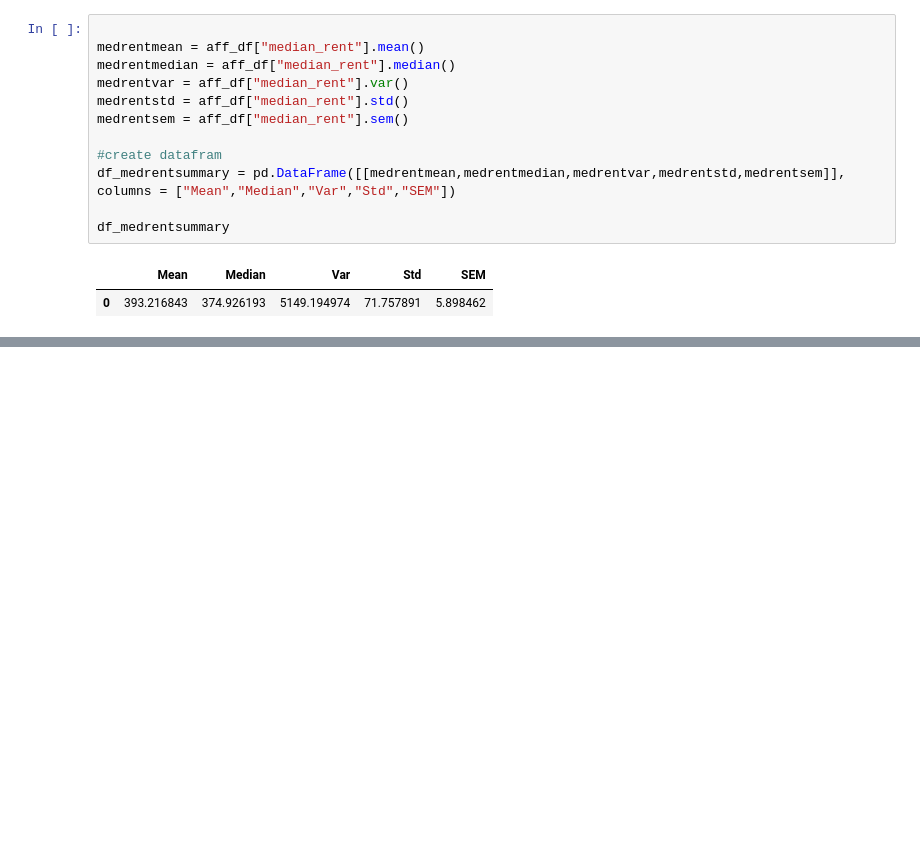
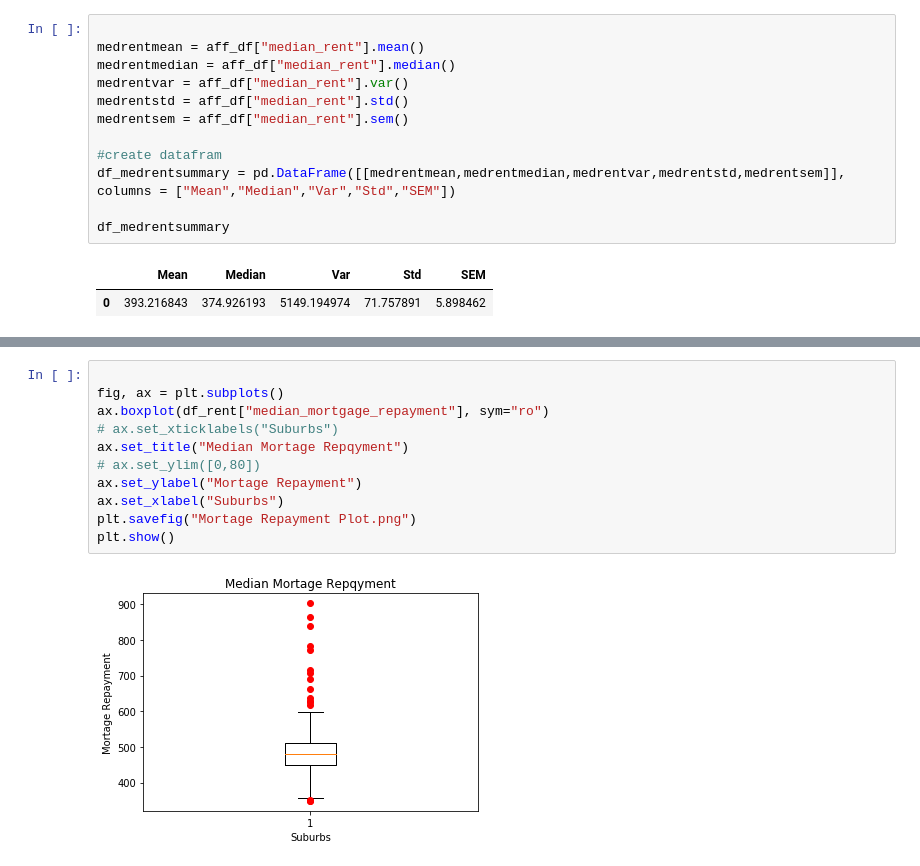
Before and after one commit to jiroken25/project-property, a Jupyter notebook: ProjectCombined.ipynb, the cells around one changed output, grey strips where cells are left out. Drawn from its saved outputs; the diff is of its cells as text; blank space fills up the shorter version.

Commit message:
boxplots

```diff
--- a/ProjectCombined.ipynb
+++ b/ProjectCombined.ipynb
@@ -326,0 +413,13 @@ plt.show()
+# %%
+
+fig, ax = plt.subplots()
+ax.boxplot(df_rent["median_mortgage_repayment"], sym="ro")
+# ax.set_xticklabels("Suburbs")
+ax.set_title("Median Mortage Repqyment")
+# ax.set_ylim([0,80])
+ax.set_ylabel("Mortage Repayment")
+ax.set_xlabel("Suburbs")
+plt.savefig("Mortage Repayment Plot.png")
+plt.show()
+# %% [output]
+[figure, added]
```
Also changed, not shown: parts of 7 cells of this notebook, 5 other files.
